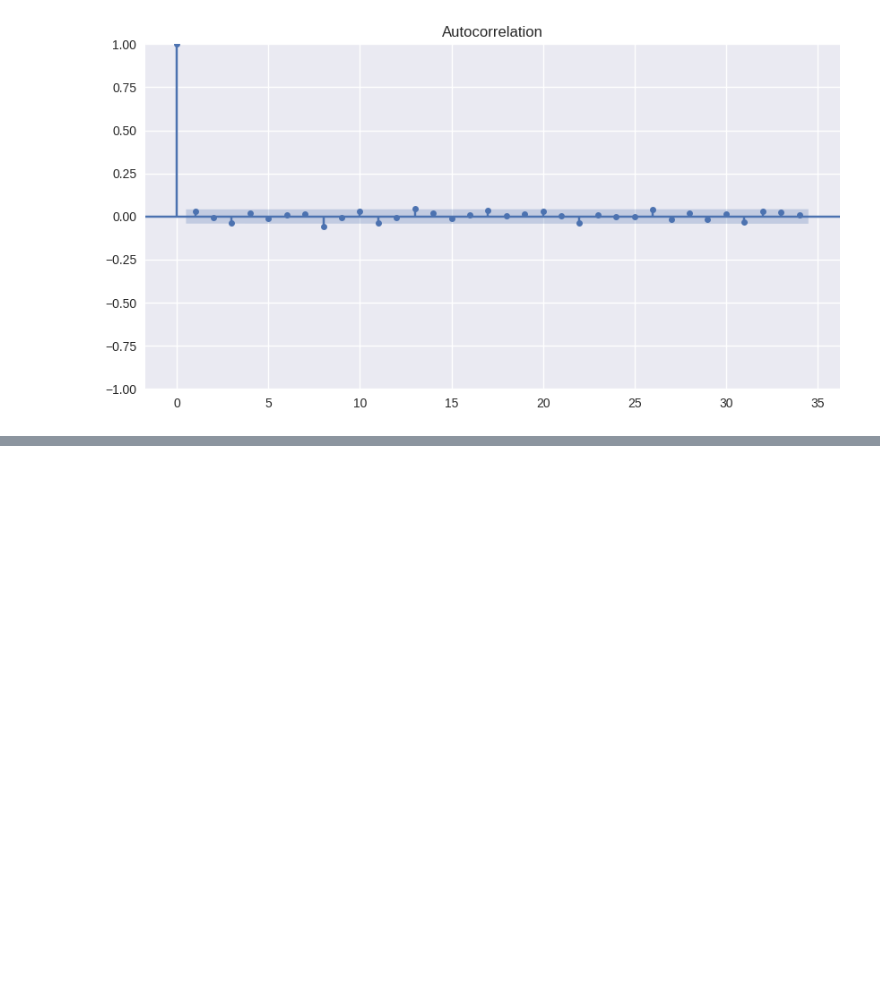
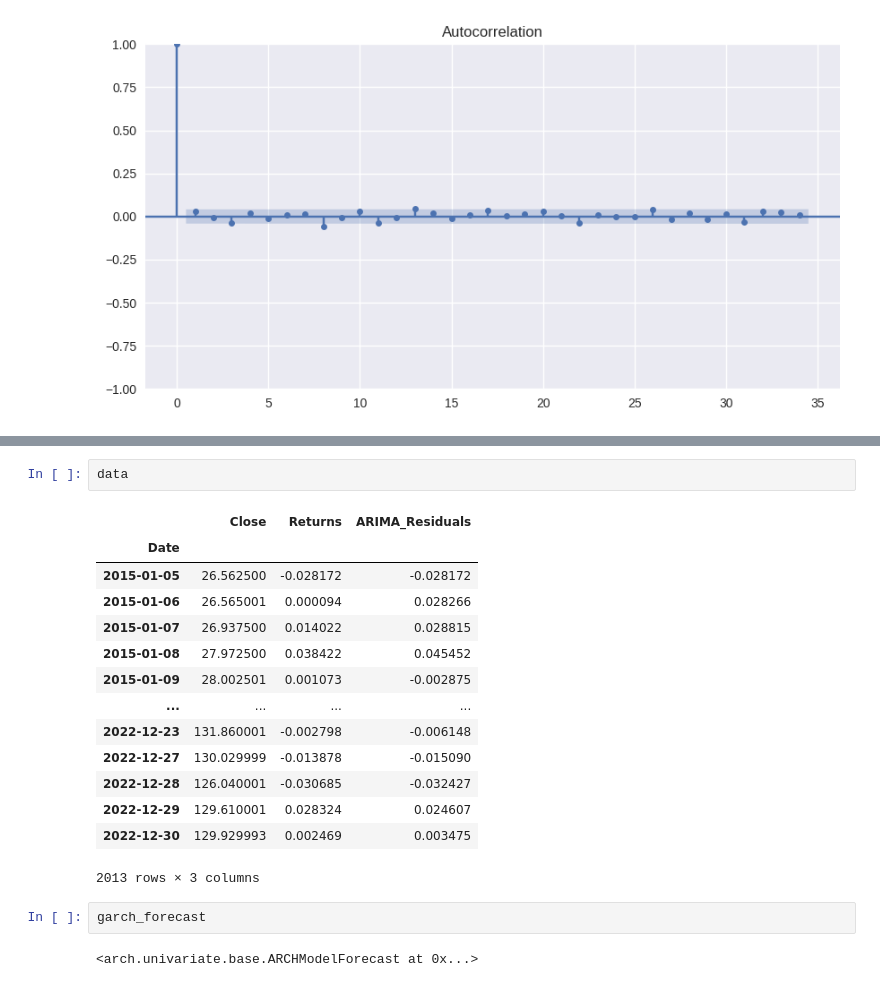
Before and after one commit to yungshun317/pd-algo-trading, a Jupyter notebook: time_series_forecasting.ipynb, the cells around one changed output, grey strips where cells are left out. Drawn from its saved outputs; the diff is of its cells as text; blank space fills up the shorter version.

```diff
--- a/time_series_forecasting.ipynb
+++ b/time_series_forecasting.ipynb
@@ -601,0 +718,21 @@ plot_acf(aapl['Returns'].dropna(), ax=ax);
+# %%
+data
+# %% [output]
+|  | Close | Returns | ARIMA_Residuals |
+| Date |  |  |  |
+| 2015-01-05 | 26.562500 | -0.028172 | -0.028172 |
+| 2015-01-06 | 26.565001 | 0.000094 | 0.028266 |
+| 2015-01-07 | 26.937500 | 0.014022 | 0.028815 |
+| 2015-01-08 | 27.972500 | 0.038422 | 0.045452 |
+| 2015-01-09 | 28.002501 | 0.001073 | -0.002875 |
+| ... | ... | ... | ... |
+| 2022-12-23 | 131.860001 | -0.002798 | -0.006148 |
+| 2022-12-27 | 130.029999 | -0.013878 | -0.015090 |
+| 2022-12-28 | 126.040001 | -0.030685 | -0.032427 |
+| 2022-12-29 | 129.610001 | 0.028324 | 0.024607 |
+| 2022-12-30 | 129.929993 | 0.002469 | 0.003475 |
+2013 rows × 3 columns
+# %%
+garch_forecast
+# %% [output]
+<arch.univariate.base.ARCHModelForecast at 0x...>
```
Also changed, not shown: parts of 8 cells of this notebook.
